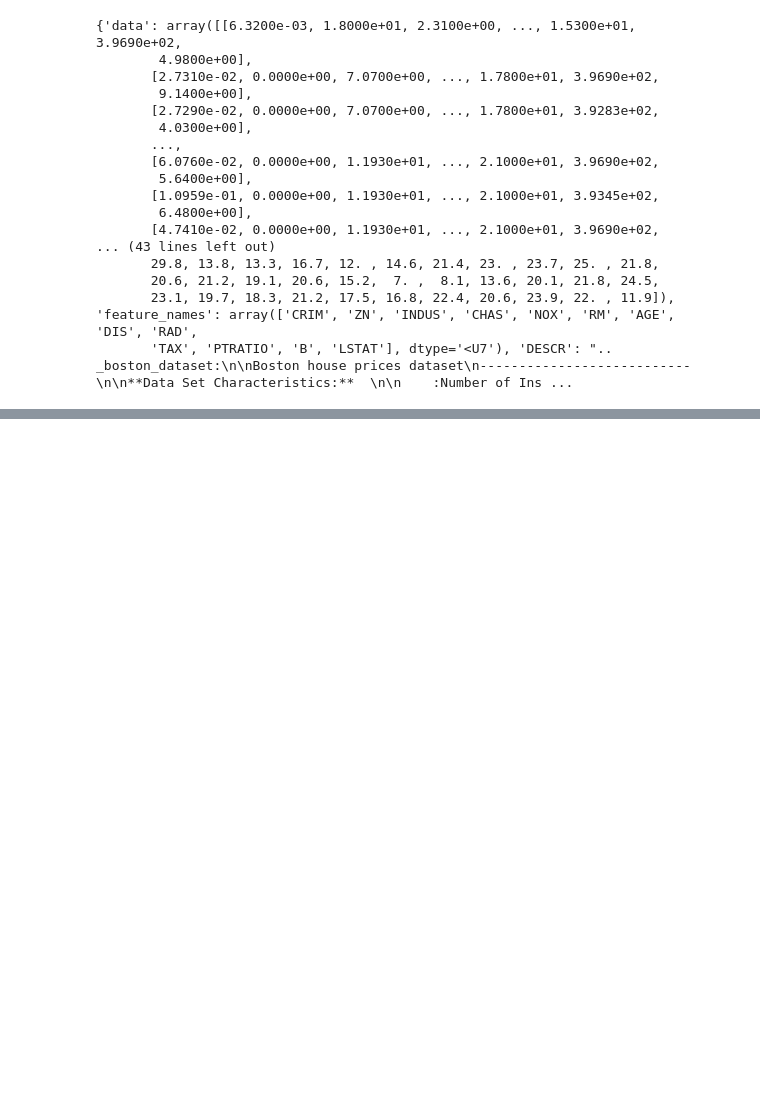
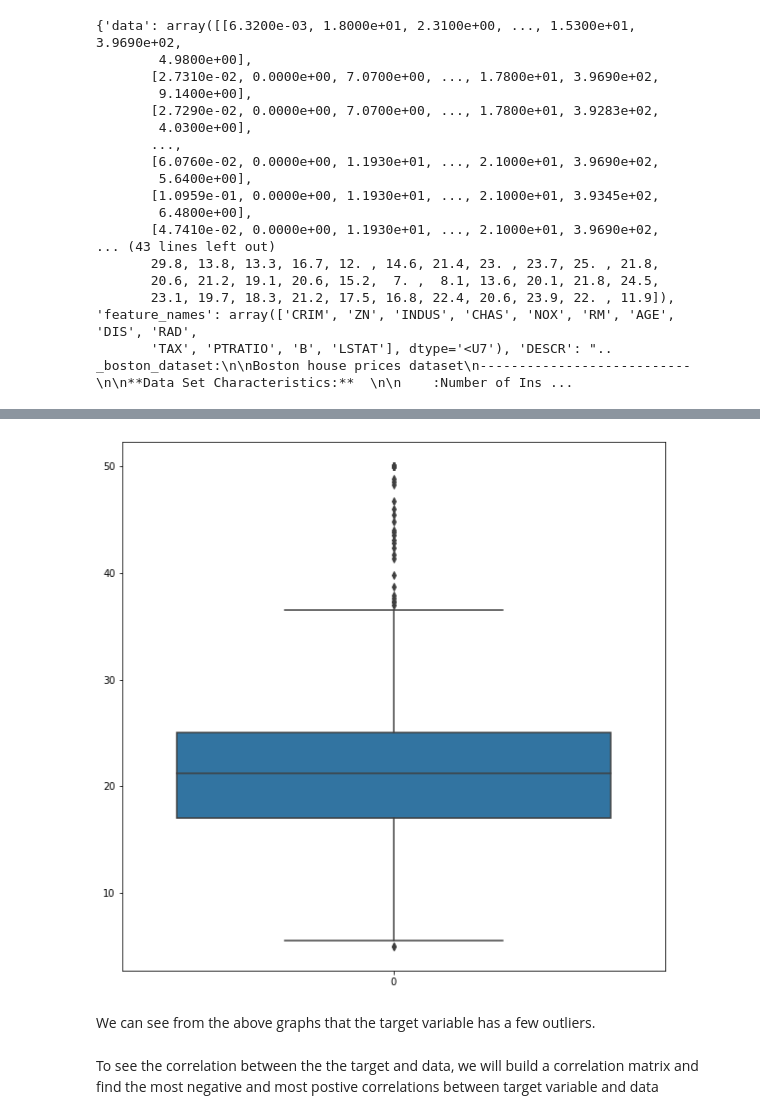
Before and after one commit to itswagi/Boston-Housing-Dataset-ML-Project, a Jupyter notebook: bostonhousepriceML.ipynb, the cells around one changed output, grey strips where cells are left out. Saved outputs shown, nothing was run; the diff lists cells and outputs as text; code cells hidden in the pictures; blank space fills up the shorter version.

```diff
--- a/bostonhousepriceML.ipynb
+++ b/bostonhousepriceML.ipynb
@@ -35,0 +212,10 @@ print(data_boston)
+# %%
+plt.figure(figsize=(10,10))
+sns.boxplot(data = dataset['MEDV'])
+plt.show()
+# %% [output]
+[figure, added]
+# %% [markdown]
+We can see from the above graphs that the target variable has a few outliers.
+# %% [markdown]
+To see the correlation between the the target and data, we will build a correlation matrix and find the most negative and most postive correlations between target variable and data
```
Also changed, not shown: parts of 26 cells of this notebook.
